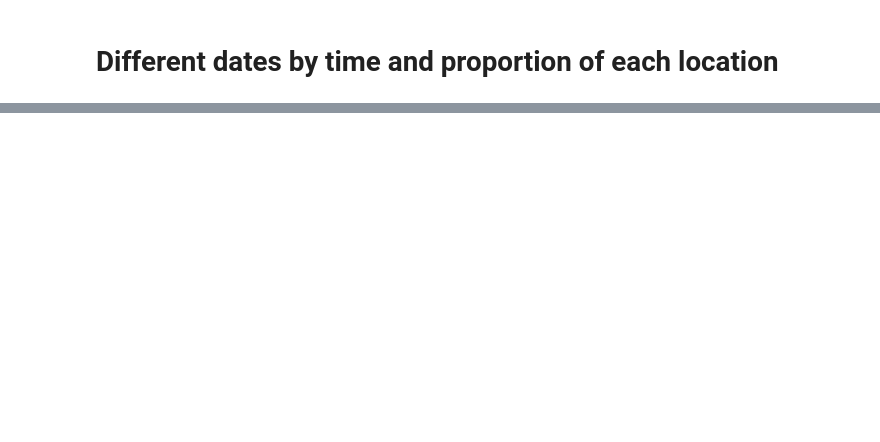
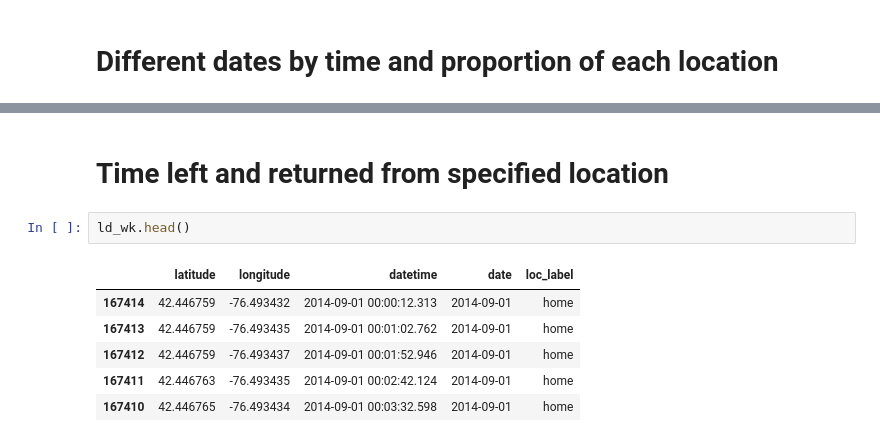
Before and after one commit to fnokeke/student-streams, a Jupyter notebook: src/location-streams.ipynb, the cells around one changed output, grey strips where cells are left out. Drawn from its saved outputs; the diff is of its cells as text; blank space fills up the shorter version.

```diff
--- a/src/location-streams.ipynb
+++ b/src/location-streams.ipynb
@@ -245,0 +259,11 @@ ggplot(date_df, aes('datetime', 'time', color='loc_label')) + \
+# %% [markdown]
+# Time left and returned from specified location
+# %%
+ld_wk.head()
+# %% [output]
+|  | latitude | longitude | datetime | date | loc_label |
+| 167414 | 42.446759 | -76.493432 | 2014-09-01 00:00:12.313 | 2014-09-01 | home |
+| 167413 | 42.446759 | -76.493435 | 2014-09-01 00:01:02.762 | 2014-09-01 | home |
+| 167412 | 42.446759 | -76.493437 | 2014-09-01 00:01:52.946 | 2014-09-01 | home |
+| 167411 | 42.446763 | -76.493435 | 2014-09-01 00:02:42.124 | 2014-09-01 | home |
+| 167410 | 42.446765 | -76.493434 | 2014-09-01 00:03:32.598 | 2014-09-01 | home |
```
Also changed, not shown: parts of 19 cells of this notebook, 1 other file.
